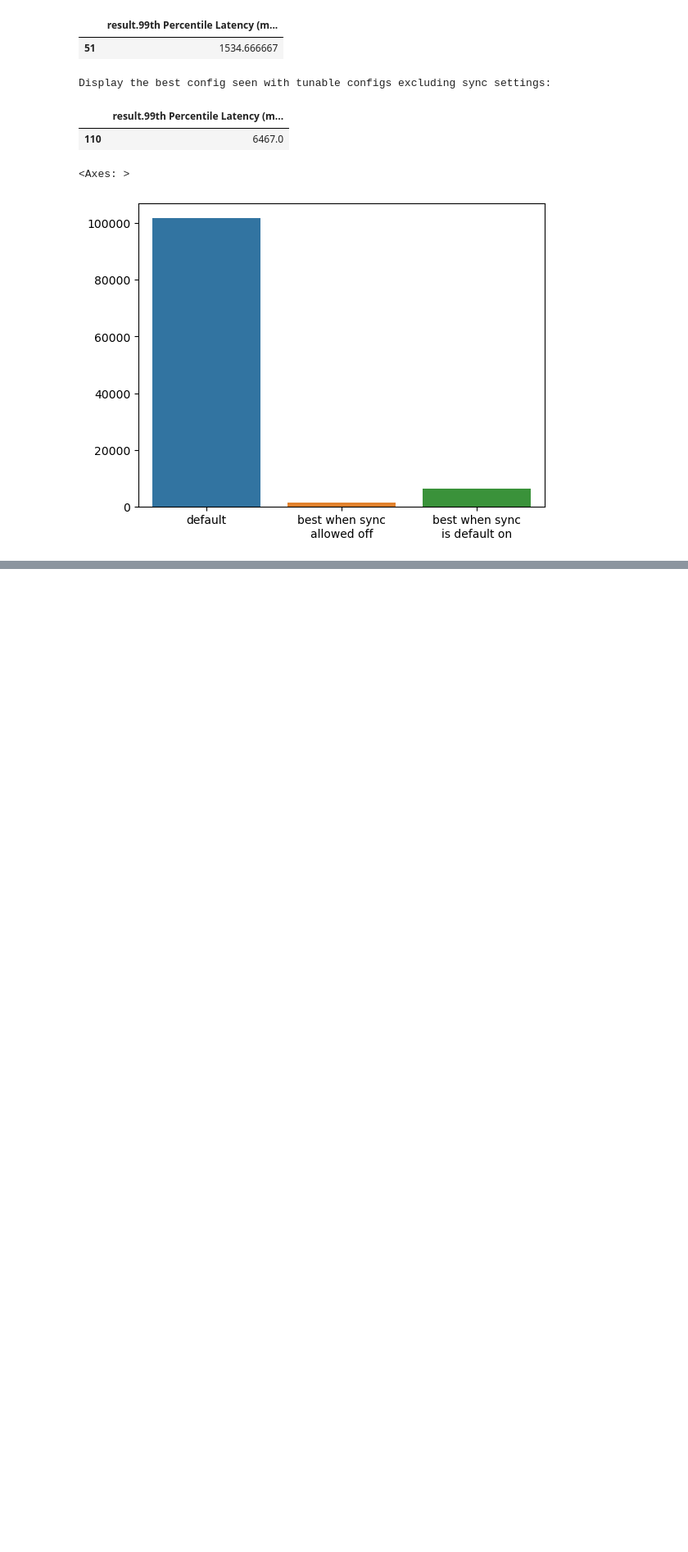
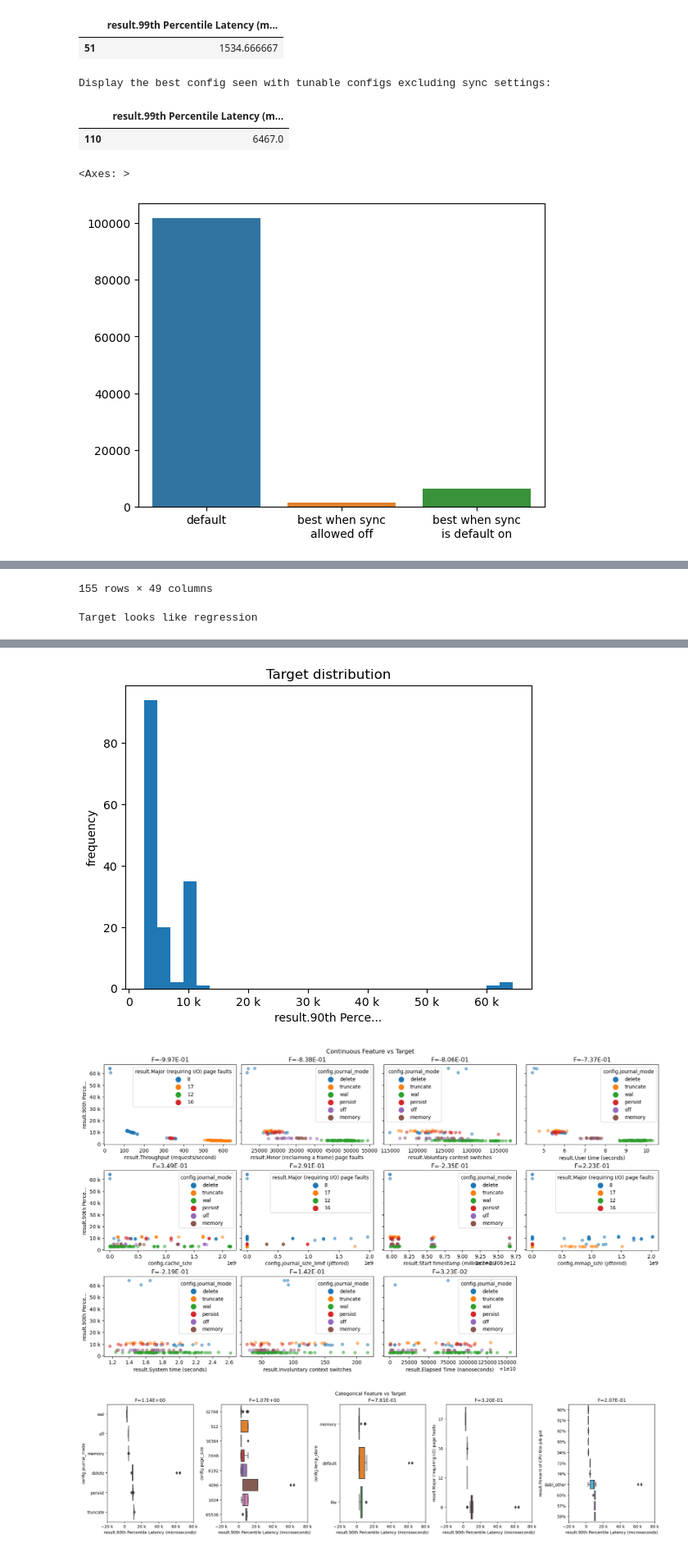
Before and after one commit to Microsoft-CISL/sqlite-autotuning, a Jupyter notebook: mlos_demo.ipynb, the cells around one changed output, grey strips where cells are left out. Shown at 82% size. Saved outputs shown, nothing was run; the diff lists cells and outputs as text; code cells hidden in the pictures; blank space fills up the shorter version.

```diff
--- a/mlos_demo.ipynb
+++ b/mlos_demo.ipynb
@@ -191,3 +191,13 @@ Display the best config seen with tunable configs excluding sync settings:
 | 110 | 6467.0 |
 <Axes: >
 [figure]
+# %%
+from mlos_bench.storage.base_experiment_data import ExperimentData
+results_df = exp_nosync.results_df
+results_cols = [col for col in results_df.columns if col.startswith(ExperimentData.RESULT_COLUMN_PREFIX) and "Latency" in col and "90th Percentile" not in col]
+results_df = results_df.drop(results_cols, axis=1)
+# results_df = mlos_viz.augment_results_df_with_config_trial_group_stats(exp, results_df=results_df)
+display(results_df)
+import dabl
+dabl.plot(results_df, target_col=ExperimentData.RESULT_COLUMN_PREFIX + next(iter(exp.objectives)))
+# %% [output]
@@ -193,0 +216,2 @@ Display the best config seen with tunable configs excluding sync settings:
+155 rows × 49 columns
+Target looks like regression
@@ -194,3 +237,6 @@ Display the best config seen with tunable configs excluding sync settings:
+[figure, added]
+[figure, added]
+[figure, added]
 # %% [markdown]
 <br/>
 <br/>
```
Also changed, not shown: parts of 1 cell of this notebook.
